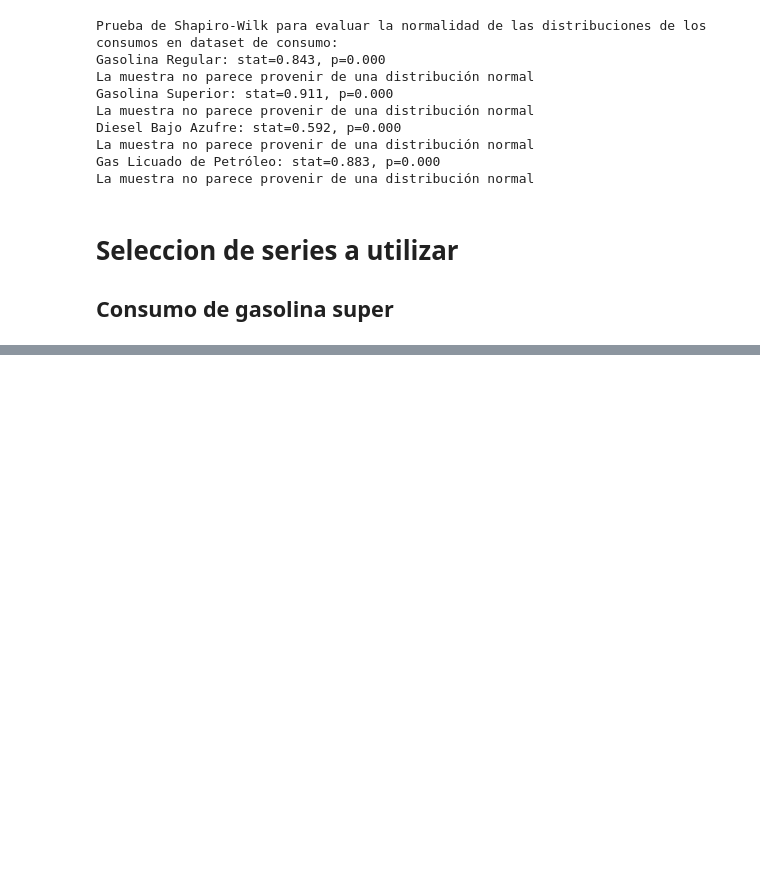
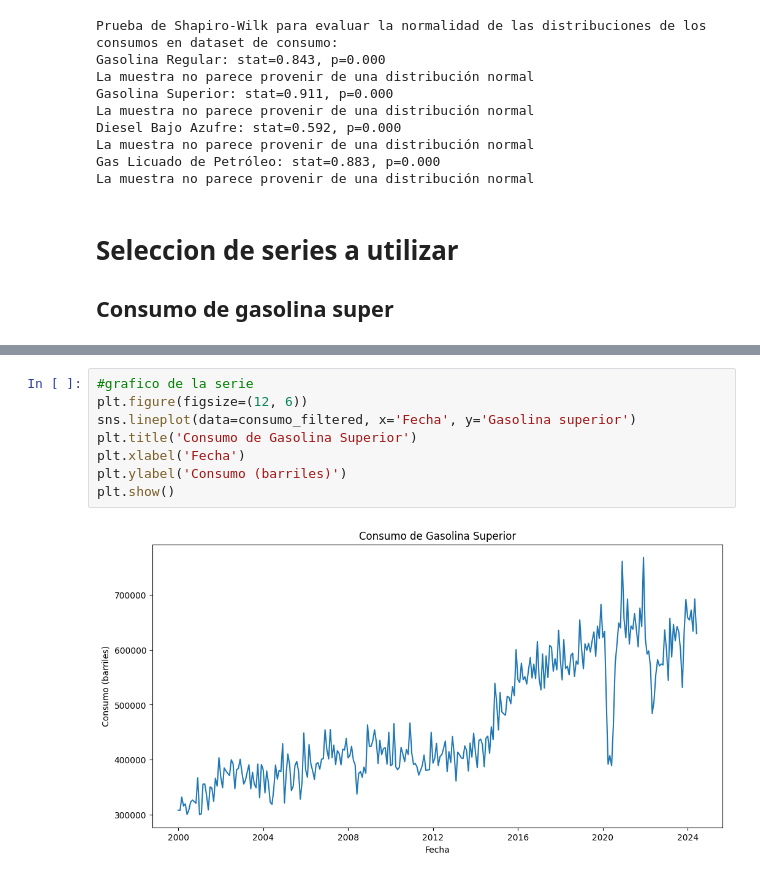
Before and after one commit to Jskenpo/DS_LAB2, a Jupyter notebook: LAB2.ipynb, the cells around one changed output, grey strips where cells are left out. Drawn from its saved outputs; the diff is of its cells as text; blank space fills up the shorter version.

```diff
--- a/LAB2.ipynb
+++ b/LAB2.ipynb
@@ -358,0 +360,10 @@ AttributeError: 'RangeIndex' object has no attribute 'freq'
+# %%
+#grafico de la serie
+plt.figure(figsize=(12, 6))
+sns.lineplot(data=consumo_filtered, x='Fecha', y='Gasolina superior')
+plt.title('Consumo de Gasolina Superior')
+plt.xlabel('Fecha')
+plt.ylabel('Consumo (barriles)')
+plt.show()
+# %% [output]
+[figure, added]
```
Also changed, not shown: parts of 16 cells of this notebook.
